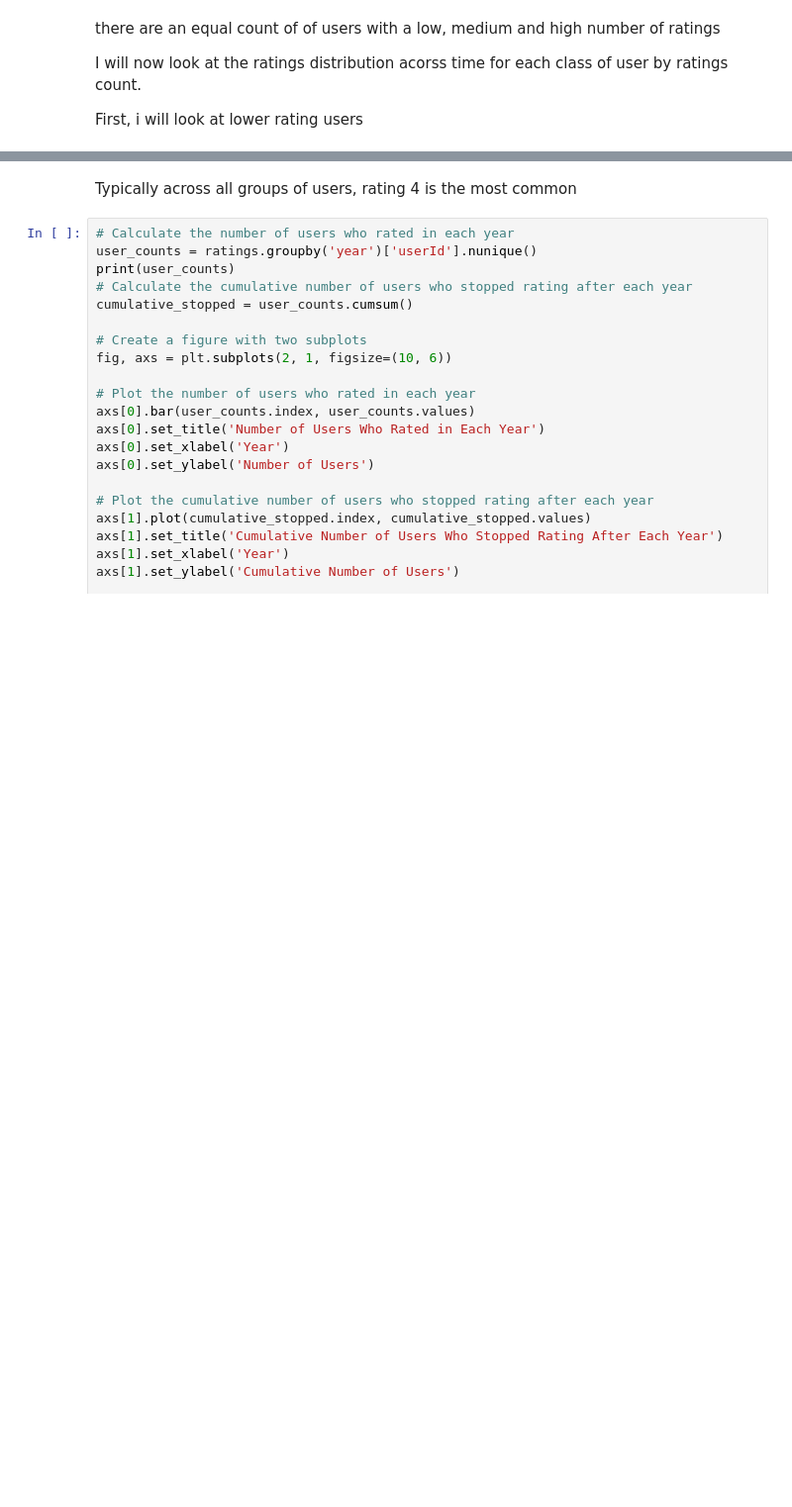
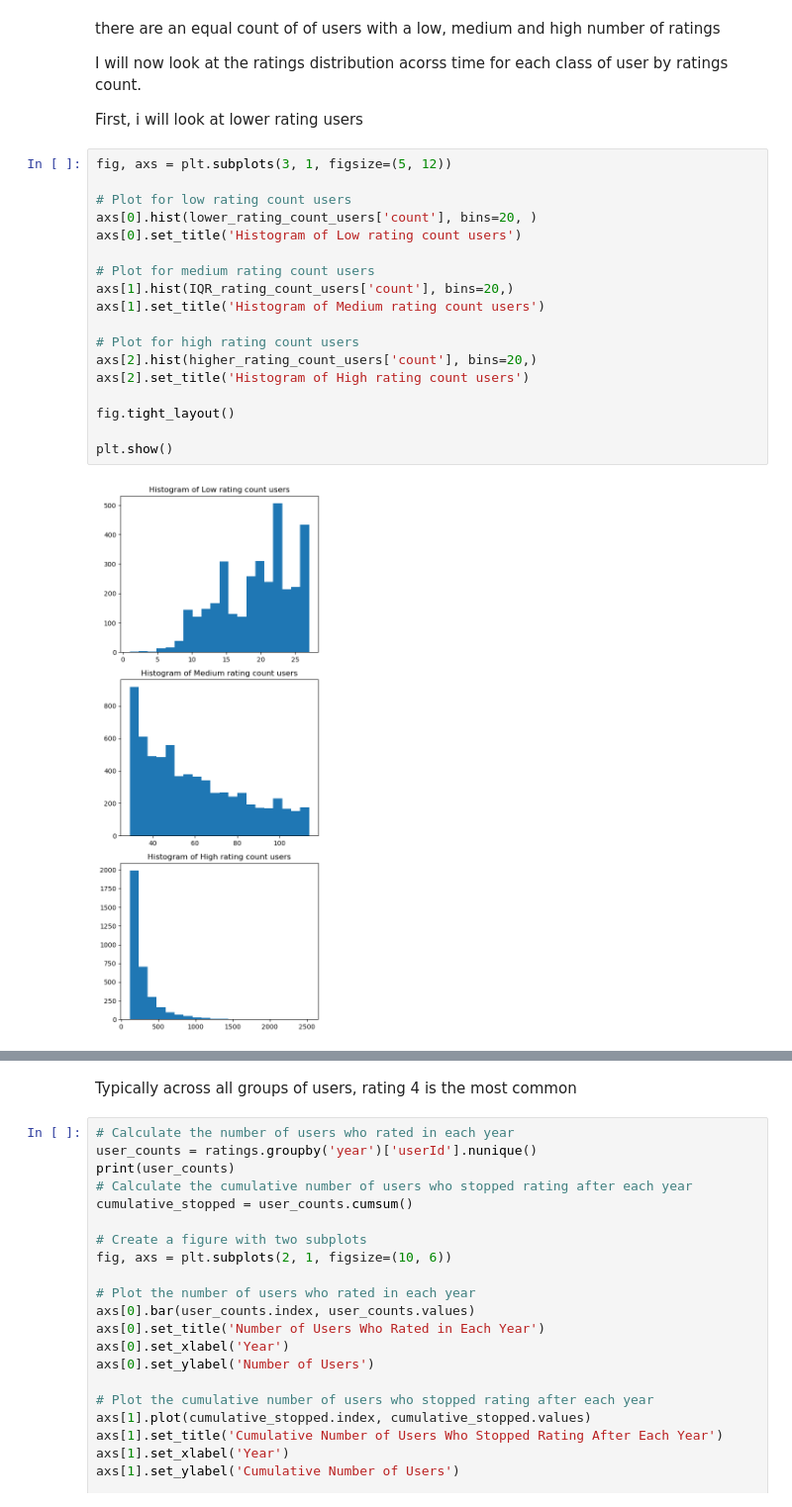
Before and after one commit to padraicohora/movie-recommendation, a Jupyter notebook: exploration/ratings_univariate.ipynb, the cells around one changed output, grey strips where cells are left out. Shown at 99% size. Drawn from its saved outputs; the diff is of its cells as text; blank space fills up the shorter version.

```diff
--- a/exploration/ratings_univariate.ipynb
+++ b/exploration/ratings_univariate.ipynb
@@ -639,3 +627,23 @@ there are an equal count of of users with a low, medium and high number of ratin
 I will now look at the ratings distribution acorss time for each class of user by ratings count.
 
 First, i will look at lower rating users
+# %%
+fig, axs = plt.subplots(3, 1, figsize=(5, 12))
+
+# Plot for low rating count users
+axs[0].hist(lower_rating_count_users['count'], bins=20, )
+axs[0].set_title('Histogram of Low rating count users')
+
+# Plot for medium rating count users
+axs[1].hist(IQR_rating_count_users['count'], bins=20,)
+axs[1].set_title('Histogram of Medium rating count users')
+
+# Plot for high rating count users
+axs[2].hist(higher_rating_count_users['count'], bins=20,)
+axs[2].set_title('Histogram of High rating count users')
+
+fig.tight_layout()
+
+plt.show()
+# %% [output]
+[figure, added]
```
Also changed, not shown: parts of 10 cells of this notebook, 12 other files.
